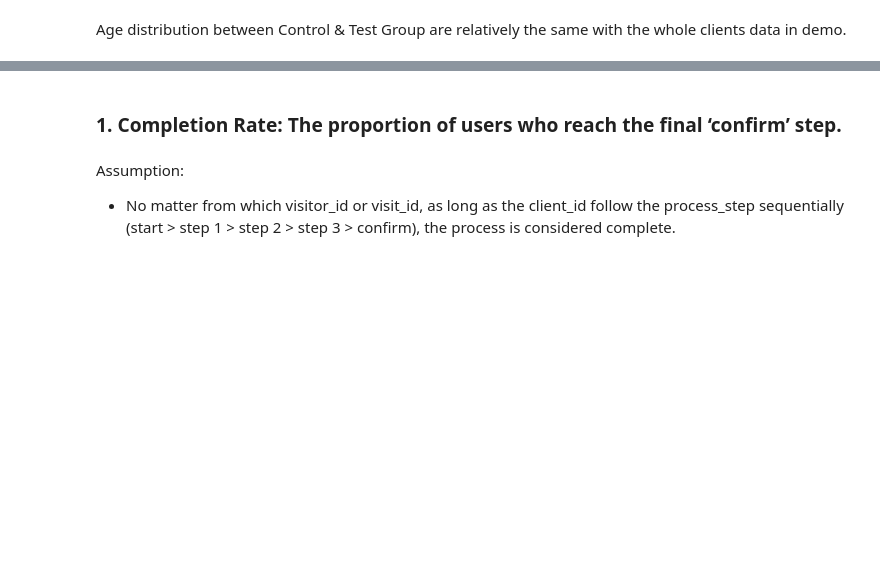
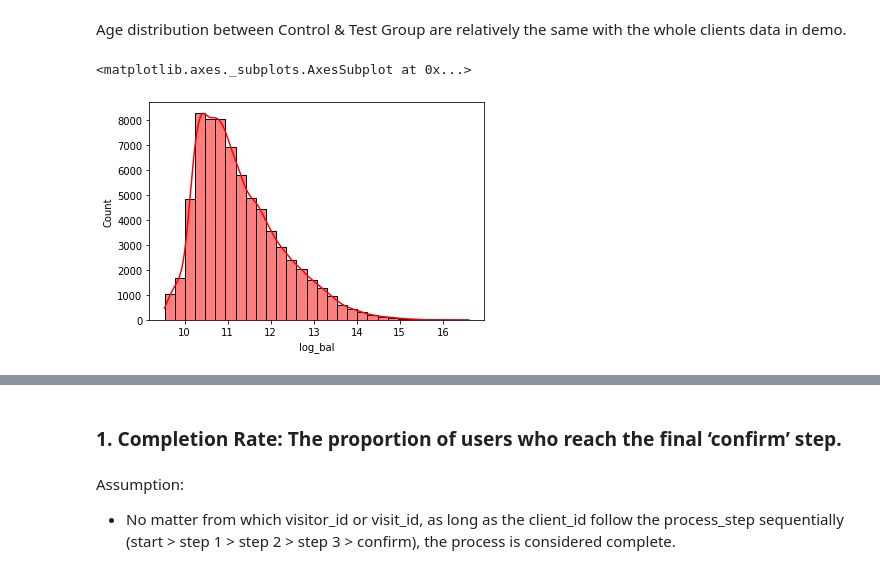
Before and after one commit to amatulghina/vanguard-ab-test, a Jupyter notebook: notebooks/analysis.ipynb, the cells around one changed output, grey strips where cells are left out. Drawn from its saved outputs; the diff is of its cells as text; code cells hidden in the pictures; blank space fills up the shorter version.

```diff
--- a/notebooks/analysis.ipynb
+++ b/notebooks/analysis.ipynb
@@ -38,4 +47,11 @@ sns.histplot(demo['clnt_tenure_yr'], kde=True, bins=30, color='red')
 sns.scatterplot(demo, x='clnt_age', y='clnt_tenure_yr')
 # %%
 pd.crosstab(demo["calls_6_mnth"], demo["logons_6_mnth"])
+# %%
+demo['log_bal'] = np.log1p(demo['bal'])
+# %%
+sns.histplot(demo['log_bal'], kde=True, bins=30, color='red')
+# %% [output]
+<matplotlib.axes._subplots.AxesSubplot at 0x...>
+[figure, added]
 # %%
```
Also changed, not shown: parts of 39 cells of this notebook, 7 other files.
